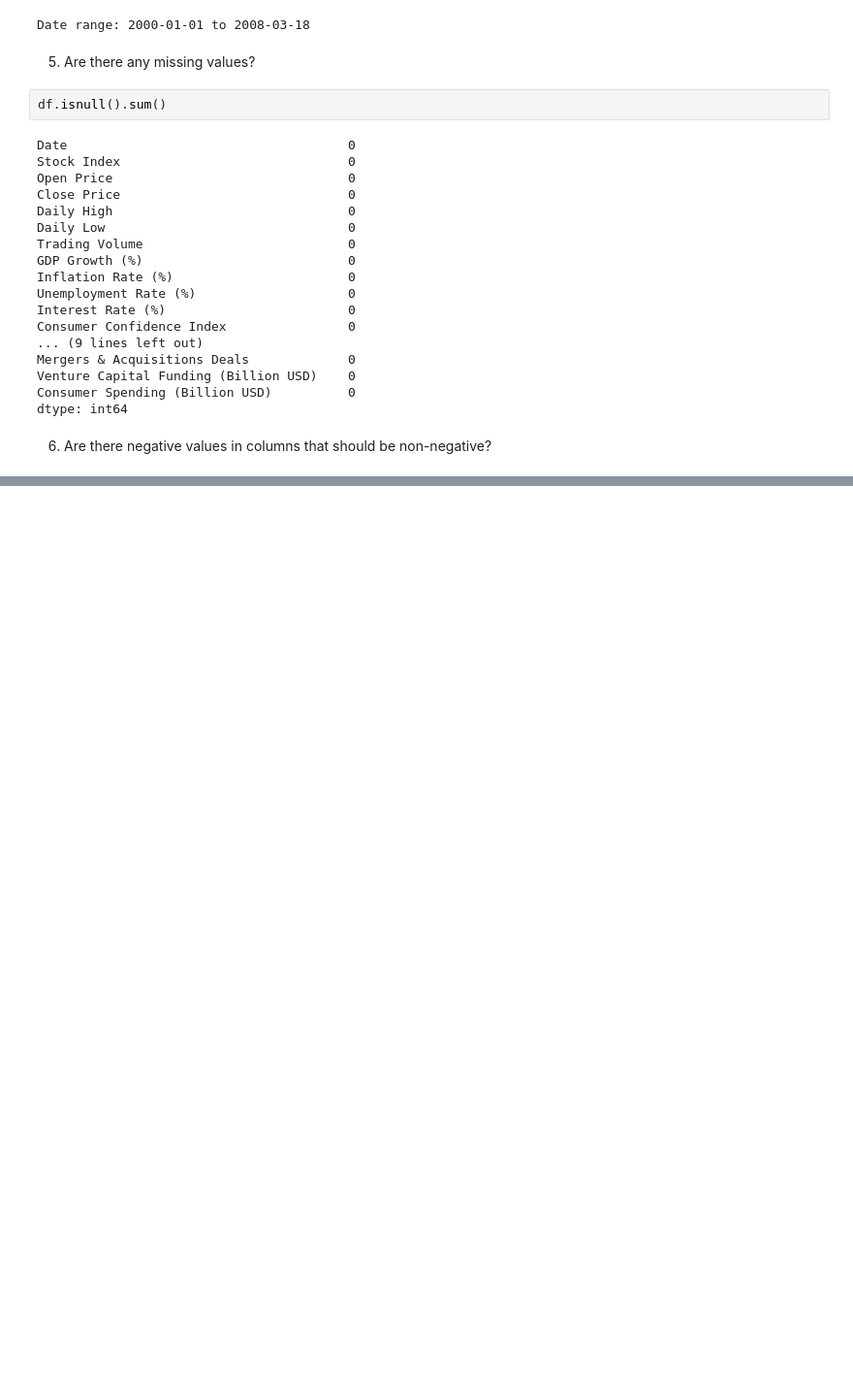
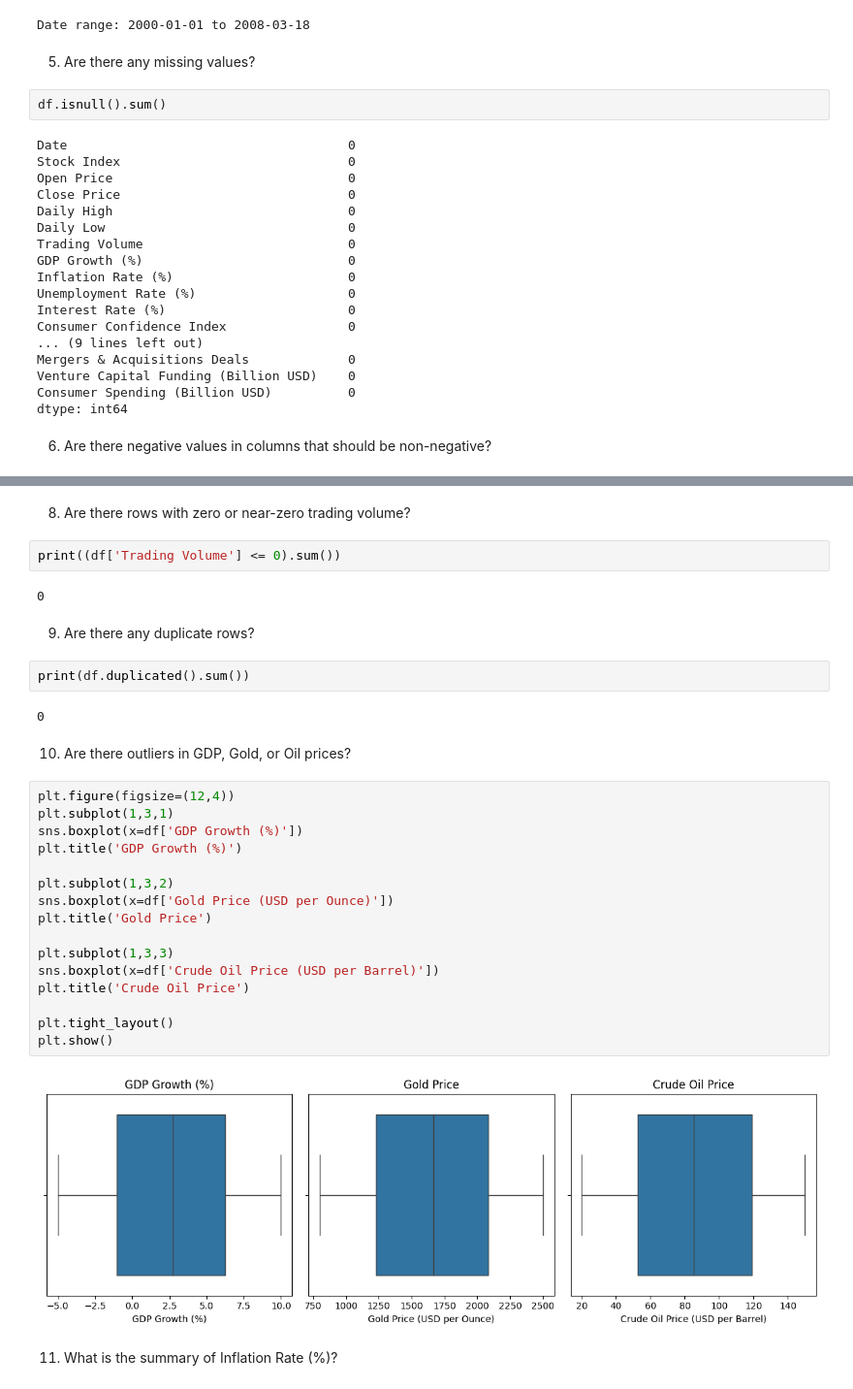
Before and after one commit to nevinnnnnnn/tops-technologies, a Jupyter notebook: Assessment/Numpy_Pandas_Matplotlib/financial analysis.ipynb, the cells around one changed output, grey strips where cells are left out. Shown at 97% size. Cells and saved outputs as stored; diff of their text form; blank space fills up the shorter version.

```diff
--- a/Assessment/Numpy_Pandas_Matplotlib/financial analysis.ipynb
+++ b/Assessment/Numpy_Pandas_Matplotlib/financial analysis.ipynb
@@ -81,0 +114,34 @@ TypeError: DataFrame.dropna() takes 1 positional argument but 2 were given
+# %% [markdown]
+8. Are there rows with zero or near-zero trading volume?
+# %%
+print((df['Trading Volume'] <= 0).sum())
+# %% [output]
+0
+# %% [markdown]
+9. Are there any duplicate rows?
+# %%
+print(df.duplicated().sum())
+# %% [output]
+0
+# %% [markdown]
+10. Are there outliers in GDP, Gold, or Oil prices?
+# %%
+plt.figure(figsize=(12,4))
+plt.subplot(1,3,1)
+sns.boxplot(x=df['GDP Growth (%)'])
+plt.title('GDP Growth (%)')
+
+plt.subplot(1,3,2)
+sns.boxplot(x=df['Gold Price (USD per Ounce)'])
+plt.title('Gold Price')
+
+plt.subplot(1,3,3)
+sns.boxplot(x=df['Crude Oil Price (USD per Barrel)'])
+plt.title('Crude Oil Price')
+
+plt.tight_layout()
+plt.show()
+# %% [output]
+[figure, added]
+# %% [markdown]
+11. What is the summary of Inflation Rate (%)?
```
Also changed, not shown: parts of 23 cells of this notebook, 5 other files.
